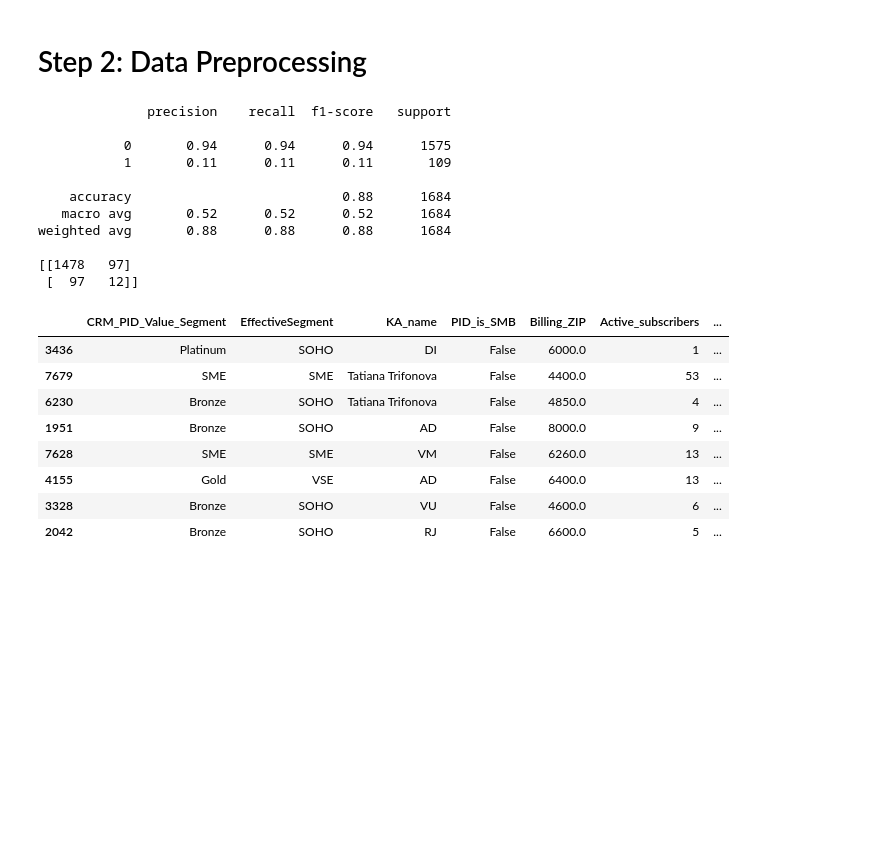
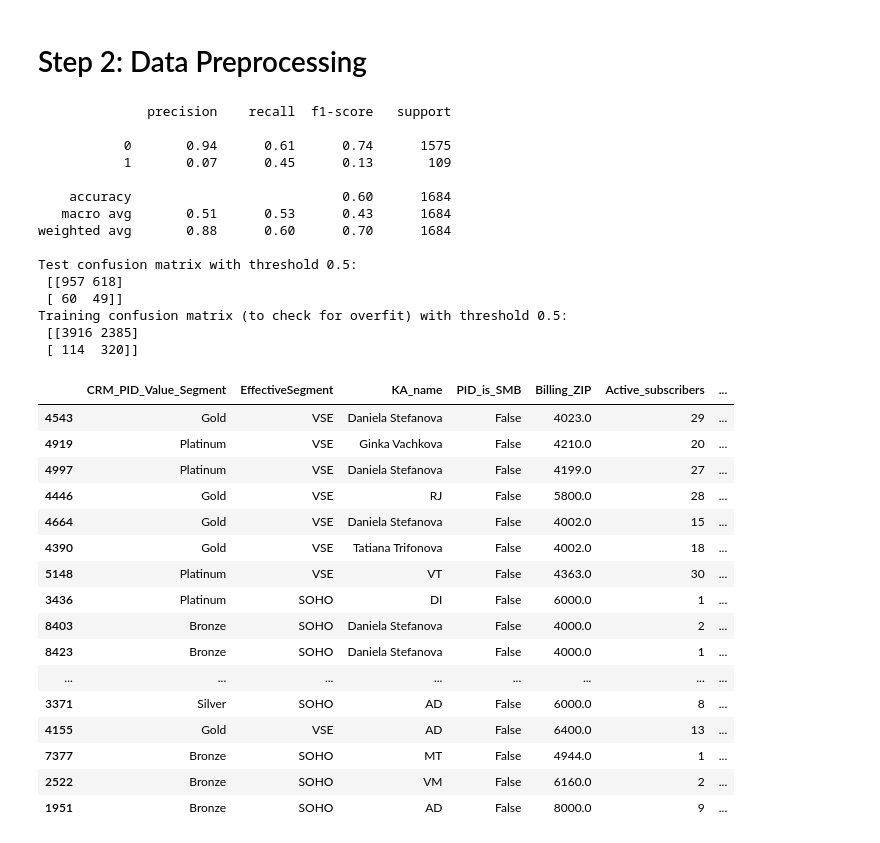
Before and after one commit to eode0004/FIT2082ResProj, a Jupyter notebook: ResProjModel.ipynb, the cells around one changed output. Drawn from its saved outputs; the diff is of its cells as text; code cells hidden in the pictures; blank space fills up the shorter version.

```diff
--- a/ResProjModel.ipynb
+++ b/ResProjModel.ipynb
@@ -12,10 +12,25 @@ from sklearn.metrics import classification_report, confusion_matrix
 from sklearn.pipeline import Pipeline
 import matplotlib as plt
 import seaborn
+
+remove_excess = False
 # %% [markdown]
 # Step 1: Import and cleaning of data
 # %%
-df = pd.read_csv("Baza_customer_Telecom_v2.csv")
+df_raw = pd.read_csv("Baza_customer_Telecom_v2.csv")
+
+# Reducing number of negative samples
+if remove_excess:
+    df_pos = df_raw[df_raw["CHURN"] == "Yes"]
+    df_neg = df_raw[df_raw["CHURN"] == "No"]
+
+    neg_pos_ratio = 7/3
+    neg_needed = int(len(df_pos) * neg_pos_ratio)
+
+    df_nsampled = df_neg.sample(n=neg_needed, random_state=42)
+    df = pd.concat([df_pos, df_nsampled]).sample(frac=1, random_state=42).reset_index(drop=True)
+else:
+    df = df_raw
 df
 # %% [output]
 |  | PID | CRM_PID_Value_Segment | EffectiveSegment | Billing_ZIP | KA_name | Active_subscribers | ... |
@@ -116,7 +131,7 @@ num_features = ["Billing_ZIP", "Active_subscribers", "Not_Active_subscribers", "
 
 train_features = cat_features + num_features
 
-class_weights = {0: 1, 1: 15.397085610200364}
+class_weights = {0: len(y == 1), 1: len(y == 0)}
 
 # train_features = [
 #     "PID_is_SMB",
@@ -143,6 +158,9 @@ X = X[train_features]
 for col in cat_features:
     X[col] = X[col].astype('category')
 
+# Train/test split
+X_train, X_test, y_train, y_test = train_test_split(X, y, test_size=0.2, random_state=42, stratify=y)
+
 # Model pipeline
 clf_p = Pipeline([
     # ("preprocessor", c_transformer),
@@ -161,73 +179,86 @@ clf_p = Pipeline([
     ("classifier", xgb.XGBClassifier(
         enable_categorical = True,
         tree_method="hist",
-        n_estimators = 1000,
-        learning_rate = 0.1,
-        max_depth = None,
+        n_estimators = 10000,
+        learning_rate = 0.01,
+        max_depth = 6,
+        early_stopping_rounds = 50,
         objective = 'binary:logistic',
         eval_metric = 'aucpr',
-        scale_pos_weight = sum(class_weights.values()) / sum(class_weights.keys()),
+        scale_pos_weight = len(df[df["CHURN"] == "No"]) / len(df[df["CHURN"] == "Yes"]),
         max_delta_step = 1,
         min_child_weight = 5,
         random_state = 42
     ))
 ])
 
-# Train/test split
-X_train, X_test, y_train, y_test = train_test_split(X, y, test_size=0.2, random_state=42, stratify=y)
 
 # Fit model
-clf_p.fit(X_train, y_train)
+clf_p.fit(X_train, y_train, classifier__eval_set = [(X_test, y_test)], classifier__verbose = False)
 
 # Predict on test set
 y_pred_p = clf_p.predict_proba(X_test)
 t_df = pd.DataFrame(X_test)
 t_df["Predicted_Churn_Probability"] = y_pred_p[:, 1] # Get probabilities for positive class (CHURN = Yes)
 t_df["Predicted_Churn"] = (t_df["Predicted_Churn_Probability"] >= 0.5).astype(int) # Convert probabilities to binary predictions using threshold of 0.5
 t_df["Actual_Churn"] = y_test.values # Add actual CHURN values for comparison
 t_df["Prediction_type"] = np.select(
     [
         (t_df["Predicted_Churn"] == 1) & (t_df["Actual_Churn"] == 1),
         (t_df["Predicted_Churn"] == 0) & (t_df["Actual_Churn"] == 0),
         (t_df["Predicted_Churn"] == 1) & (t_df["Actual_Churn"] == 0),
         (t_df["Predicted_Churn"] == 0) & (t_df["Actual_Churn"] == 1)
     ],
     [
         "True Positive",
         "True Negative",
         "False Positive",
         "False Negative"
     ],
     default="Unknown"
 )
 
 # Evaluate model performance
-y_pred = y_pred_p[:, 1] >= 0.4
+threshold = 0.5
+y_pred = y_pred_p[:, 1] >= threshold
 print(classification_report(y_test, y_pred))
-print(confusion_matrix(y_test, y_pred))
+print("Test confusion matrix with threshold", (str(threshold) + ":\n"), confusion_matrix(y_test, y_pred))
+print("Training confusion matrix (to check for overfit) with threshold", (str(threshold) + ":\n"),confusion_matrix(y_train, clf_p.predict(X_train)))
 t_df.to_csv("Predicted_Churn_Results.csv", index=False) # Save predictions to CSV for further analysis
 t_df[t_df["Prediction_type"] == "True Positive"].sort_values(by="Predicted_Churn_Probability", ascending=False).head(20) # Sort by predicted probability for easier analysis
 # %% [output]
               precision    recall  f1-score   support
 
-           0       0.94      0.94      0.94      1575
-           1       0.11      0.11      0.11       109
+           0       0.94      0.61      0.74      1575
+           1       0.07      0.45      0.13       109
 
-    accuracy                           0.88      1684
-   macro avg       0.52      0.52      0.52      1684
-weighted avg       0.88      0.88      0.88      1684
+    accuracy                           0.60      1684
+   macro avg       0.51      0.53      0.43      1684
+weighted avg       0.88      0.60      0.70      1684
 
-[[1478   97]
- [  97   12]]
+Test confusion matrix with threshold 0.5:
+ [[957 618]
+ [ 60  49]]
+Training confusion matrix (to check for overfit) with threshold 0.5:
+ [[3916 2385]
+ [ 114  320]]
 |  | CRM_PID_Value_Segment | EffectiveSegment | KA_name | PID_is_SMB | Billing_ZIP | Active_subscribers | ... |
+| 4543 | Gold | VSE | Daniela Stefanova | False | 4023.0 | 29 | ... |
+| 4919 | Platinum | VSE | Ginka Vachkova | False | 4210.0 | 20 | ... |
+| 4997 | Platinum | VSE | Daniela Stefanova | False | 4199.0 | 27 | ... |
+| 4446 | Gold | VSE | RJ | False | 5800.0 | 28 | ... |
+| 4664 | Gold | VSE | Daniela Stefanova | False | 4002.0 | 15 | ... |
+| 4390 | Gold | VSE | Tatiana Trifonova | False | 4002.0 | 18 | ... |
+| 5148 | Platinum | VSE | VT | False | 4363.0 | 30 | ... |
 | 3436 | Platinum | SOHO | DI | False | 6000.0 | 1 | ... |
-| 7679 | SME | SME | Tatiana Trifonova | False | 4400.0 | 53 | ... |
-| 6230 | Bronze | SOHO | Tatiana Trifonova | False | 4850.0 | 4 | ... |
+| 8403 | Bronze | SOHO | Daniela Stefanova | False | 4000.0 | 2 | ... |
+| 8423 | Bronze | SOHO | Daniela Stefanova | False | 4000.0 | 1 | ... |
+| ... | ... | ... | ... | ... | ... | ... | ... |
+| 3371 | Silver | SOHO | AD | False | 6000.0 | 8 | ... |
+| 4155 | Gold | VSE | AD | False | 6400.0 | 13 | ... |
+| 7377 | Bronze | SOHO | MT | False | 4944.0 | 1 | ... |
+| 2522 | Bronze | SOHO | VM | False | 6160.0 | 2 | ... |
 | 1951 | Bronze | SOHO | AD | False | 8000.0 | 9 | ... |
-| 7628 | SME | SME | VM | False | 6260.0 | 13 | ... |
-| 4155 | Gold | VSE | AD | False | 6400.0 | 13 | ... |
-| 3328 | Bronze | SOHO | VU | False | 4600.0 | 6 | ... |
-| 2042 | Bronze | SOHO | RJ | False | 6600.0 | 5 | ... |
 # %%
 t_df[t_df["Prediction_type"] == "False Positive"].sort_values(by="Predicted_Churn_Probability", ascending=False).head(20) # Sort by predicted probability for easier analysis
 # %% [output]
```
Also changed, not shown: parts of 2 cells of this notebook, 1 other file.
